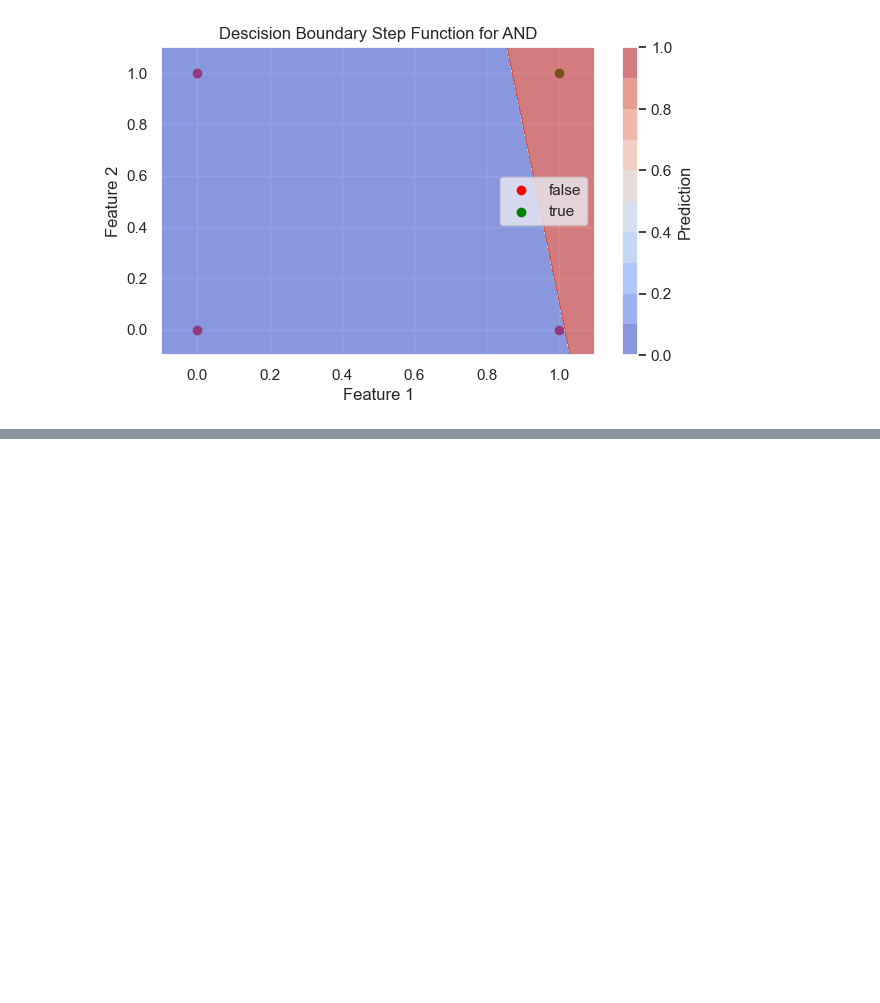
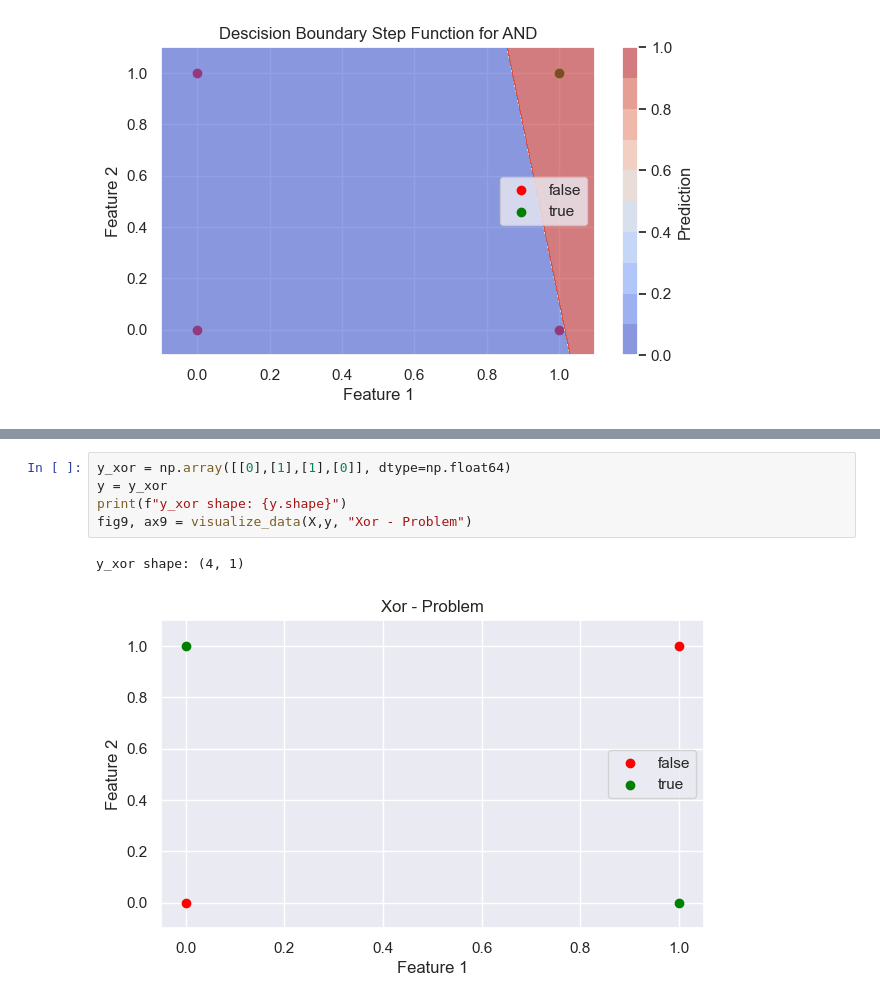
Before and after one commit to red-apple38/understanding-deep-learning, a Jupyter notebook: docs/beginner/Perceptron.ipynb, the cells around one changed output, grey strips where cells are left out. Cells and saved outputs as stored; diff of their text form; blank space fills up the shorter version.

```diff
--- a/docs/beginner/Perceptron.ipynb
+++ b/docs/beginner/Perceptron.ipynb
@@ -846,0 +583,8 @@ plt.show()
+# %%
+y_xor = np.array([[0],[1],[1],[0]], dtype=np.float64)
+y = y_xor
+print(f"y_xor shape: {y.shape}")
+fig9, ax9 = visualize_data(X,y, "Xor - Problem")
+# %% [output]
+y_xor shape: (4, 1)
+[figure, added]
```
Also changed, not shown: parts of 29 cells of this notebook.
